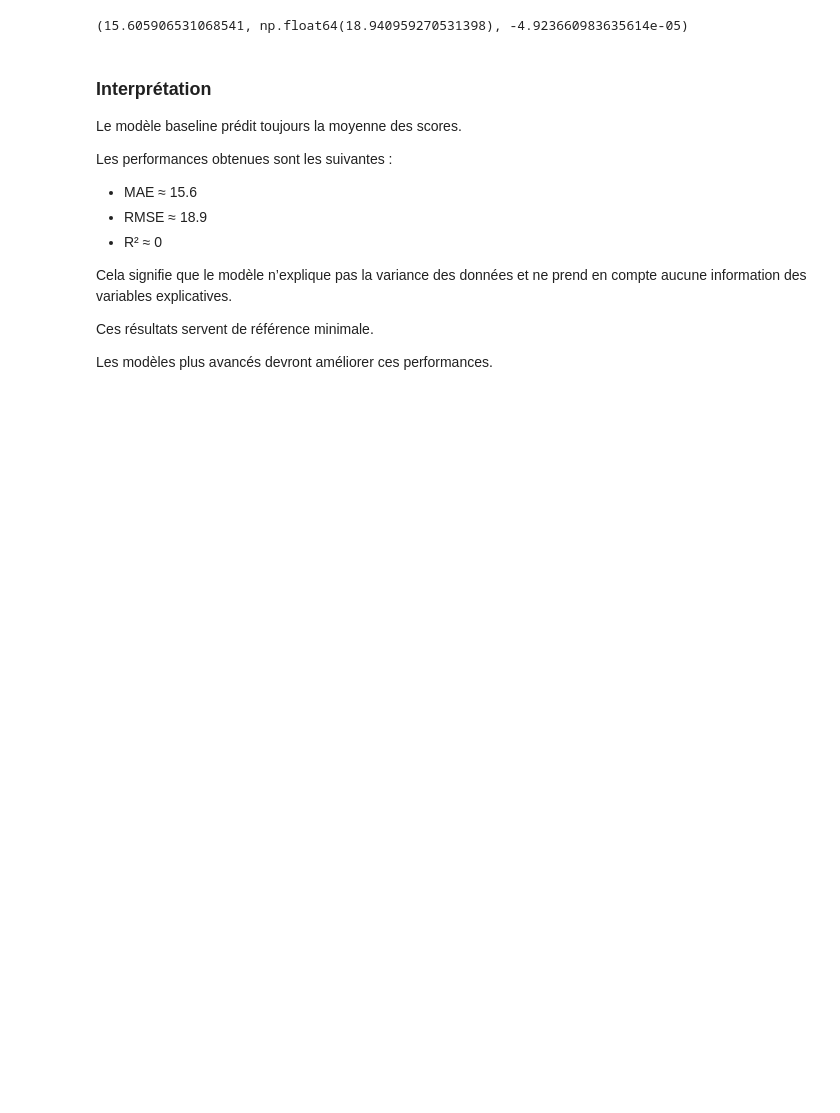
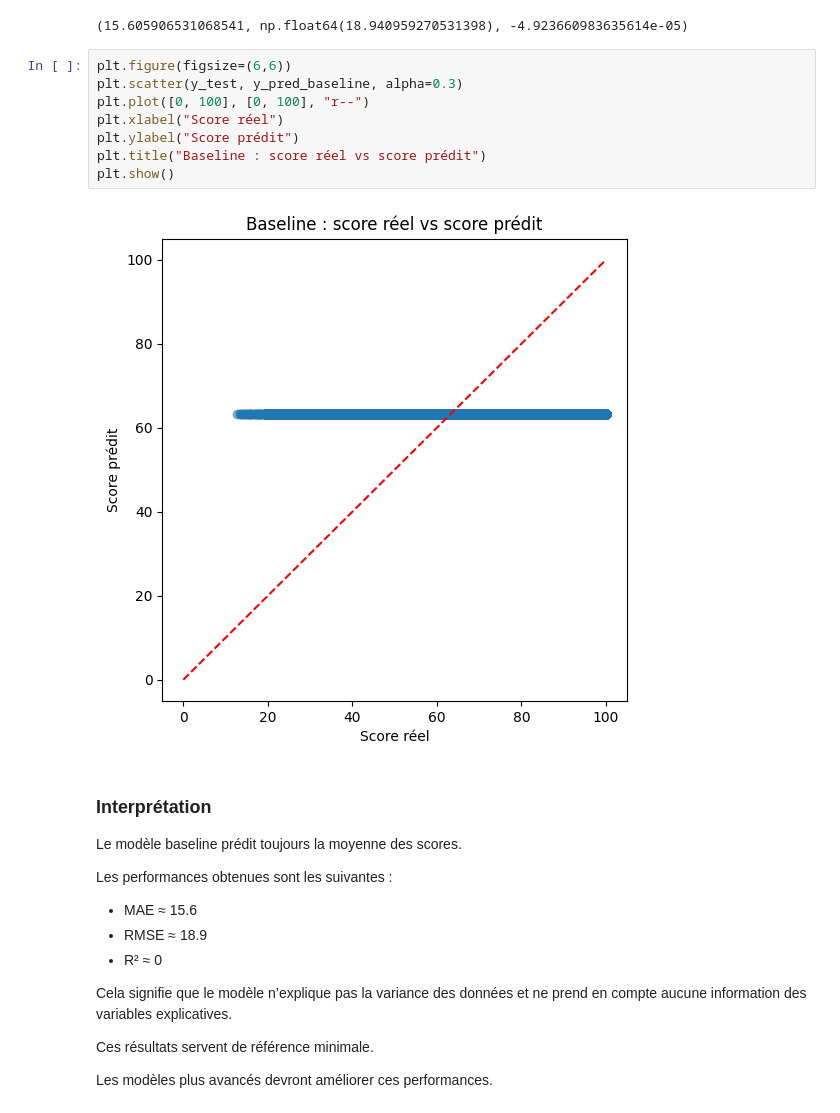
Before and after one commit to YLIssakha235/AI_project, a Jupyter notebook: notebooks/failure_prediction.ipynb, the cells around one changed output. Cells and saved outputs as stored; diff of their text form; blank space fills up the shorter version.

```diff
--- a/notebooks/failure_prediction.ipynb
+++ b/notebooks/failure_prediction.ipynb
@@ -578,6 +562,16 @@ r2_baseline = r2_score(y_test, y_pred_baseline)
 mae_baseline, rmse_baseline, r2_baseline
 # %% [output]
 (15.605906531068541, np.float64(18.940959270531398), -4.923660983635614e-05)
+# %%
+plt.figure(figsize=(6,6))
+plt.scatter(y_test, y_pred_baseline, alpha=0.3)
+plt.plot([0, 100], [0, 100], "r--")
+plt.xlabel("Score réel")
+plt.ylabel("Score prédit")
+plt.title("Baseline : score réel vs score prédit")
+plt.show()
+# %% [output]
+[figure, added]
 # %% [markdown]
 ### Interprétation
 
```
Also changed, not shown: parts of 37 cells of this notebook, 1 other file.
